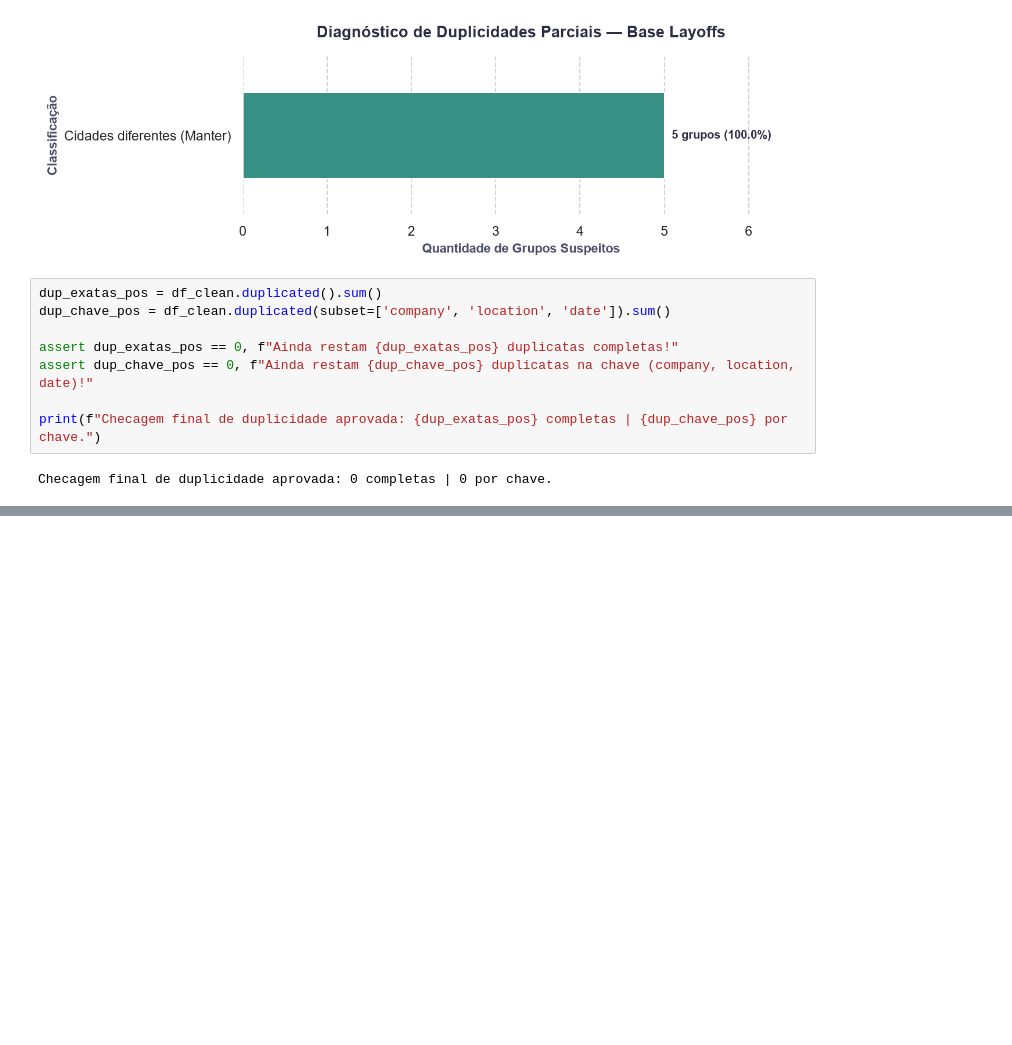
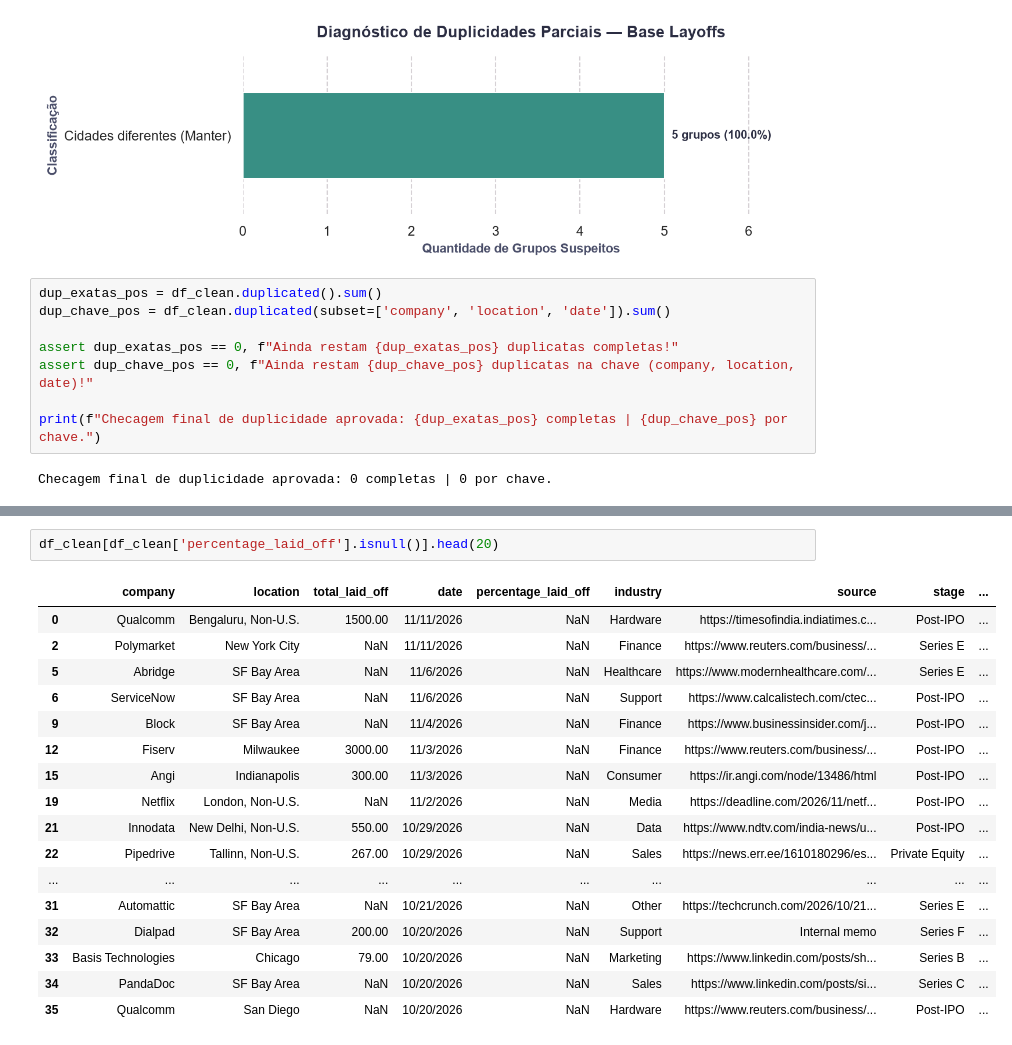
Before and after one commit to AleCecilio/digital_entertainment_layoffs, a Jupyter notebook: notebooks/01_data_cleaning.ipynb, the cells around one changed output, grey strips where cells are left out. Drawn from its saved outputs; the diff is of its cells as text; blank space fills up the shorter version.

```diff
--- a/notebooks/01_data_cleaning.ipynb
+++ b/notebooks/01_data_cleaning.ipynb
@@ -361,0 +411,20 @@ Checagem final de duplicidade aprovada: 0 completas | 0 por chave.
+# %%
+df_clean[df_clean['percentage_laid_off'].isnull()].head(20)
+# %% [output]
+|  | company | location | total_laid_off | date | percentage_laid_off | industry | source | stage | ... |
+| 0 | Qualcomm | Bengaluru, Non-U.S. | 1500.00 | 11/11/2026 | NaN | Hardware | https://timesofindia.indiatimes.c... | Post-IPO | ... |
+| 2 | Polymarket | New York City | NaN | 11/11/2026 | NaN | Finance | https://www.reuters.com/business/... | Series E | ... |
+| 5 | Abridge | SF Bay Area | NaN | 11/6/2026 | NaN | Healthcare | https://www.modernhealthcare.com/... | Series E | ... |
+| 6 | ServiceNow | SF Bay Area | NaN | 11/6/2026 | NaN | Support | https://www.calcalistech.com/ctec... | Post-IPO | ... |
+| 9 | Block | SF Bay Area | NaN | 11/4/2026 | NaN | Finance | https://www.businessinsider.com/j... | Post-IPO | ... |
+| 12 | Fiserv | Milwaukee | 3000.00 | 11/3/2026 | NaN | Finance | https://www.reuters.com/business/... | Post-IPO | ... |
+| 15 | Angi | Indianapolis | 300.00 | 11/3/2026 | NaN | Consumer | https://ir.angi.com/node/13486/html | Post-IPO | ... |
+| 19 | Netflix | London, Non-U.S. | NaN | 11/2/2026 | NaN | Media | https://deadline.com/2026/11/netf... | Post-IPO | ... |
+| 21 | Innodata | New Delhi, Non-U.S. | 550.00 | 10/29/2026 | NaN | Data | https://www.ndtv.com/india-news/u... | Post-IPO | ... |
+| 22 | Pipedrive | Tallinn, Non-U.S. | 267.00 | 10/29/2026 | NaN | Sales | https://news.err.ee/1610180296/es... | Private Equity | ... |
+| ... | ... | ... | ... | ... | ... | ... | ... | ... | ... |
+| 31 | Automattic | SF Bay Area | NaN | 10/21/2026 | NaN | Other | https://techcrunch.com/2026/10/21... | Series E | ... |
+| 32 | Dialpad | SF Bay Area | 200.00 | 10/20/2026 | NaN | Support | Internal memo | Series F | ... |
+| 33 | Basis Technologies | Chicago | 79.00 | 10/20/2026 | NaN | Marketing | https://www.linkedin.com/posts/sh... | Series B | ... |
+| 34 | PandaDoc | SF Bay Area | NaN | 10/20/2026 | NaN | Sales | https://www.linkedin.com/posts/si... | Series C | ... |
+| 35 | Qualcomm | San Diego | NaN | 10/20/2026 | NaN | Hardware | https://www.reuters.com/business/... | Post-IPO | ... |
```
Also changed, not shown: parts of 18 cells of this notebook, 6 other files.
